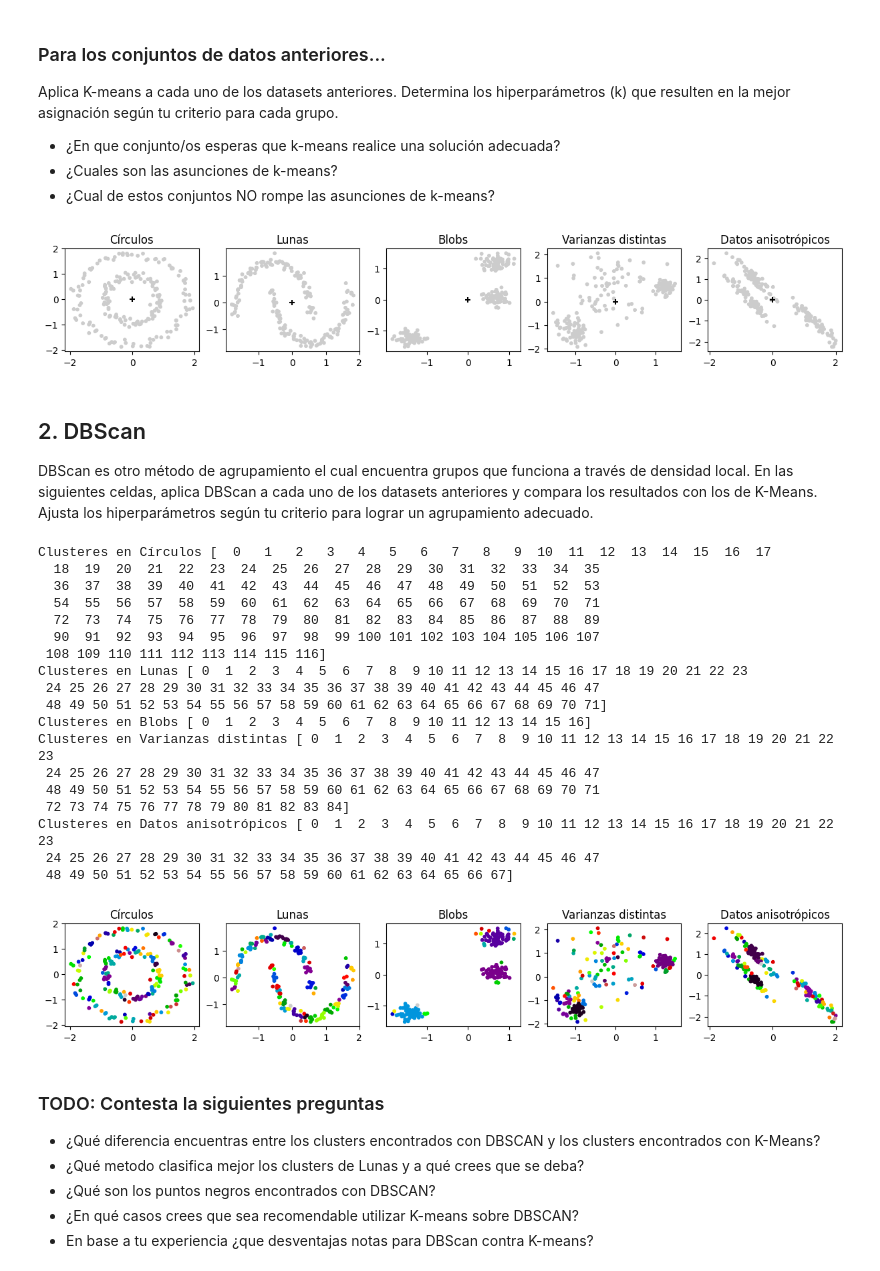
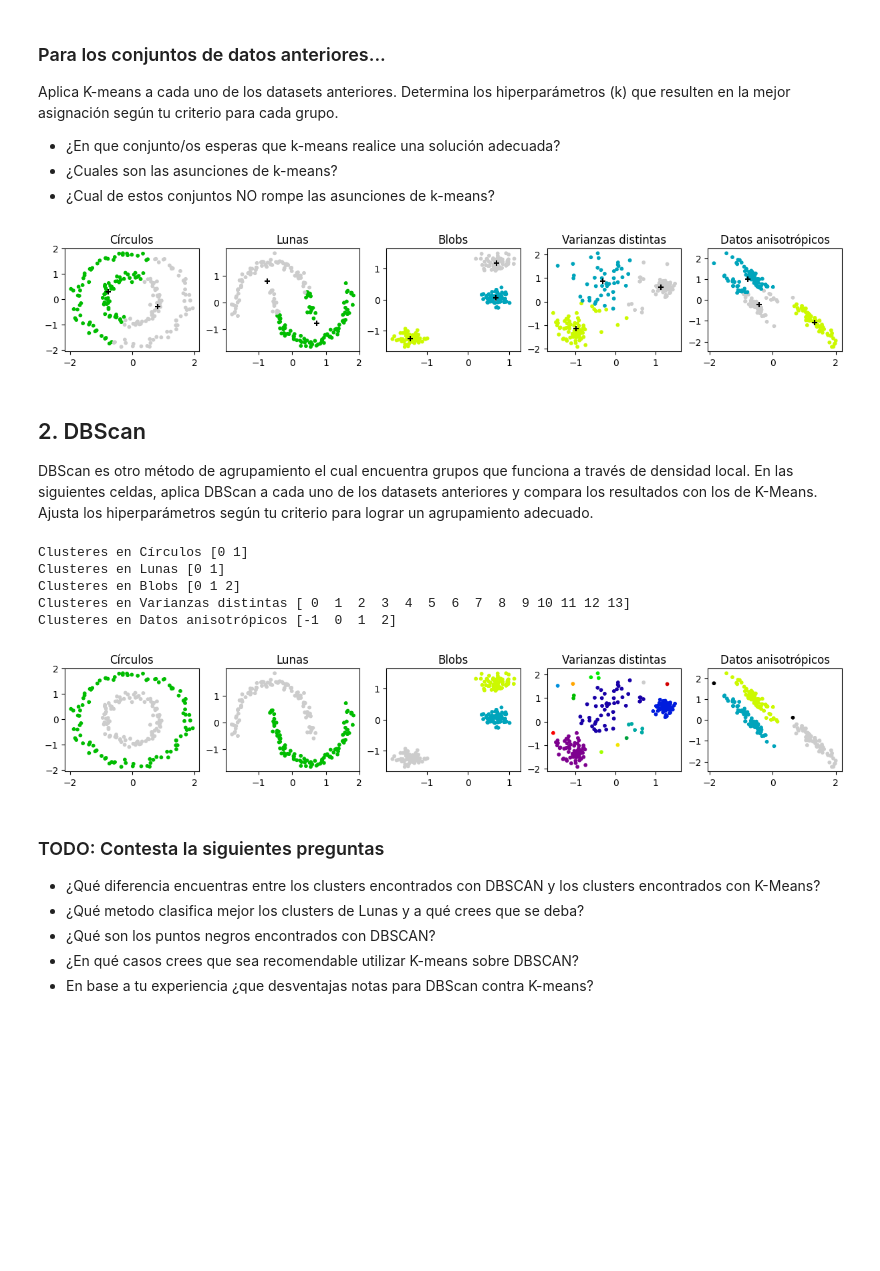
Before and after one commit to JessicaBorja/ml25, a Jupyter notebook: src/ml25/E05_unsupervised/clustering.ipynb, the cells around one changed output. Saved outputs shown, nothing was run; the diff lists cells and outputs as text; code cells hidden in the pictures; blank space fills up the shorter version.

```diff
--- a/src/ml25/E05_unsupervised/clustering.ipynb
+++ b/src/ml25/E05_unsupervised/clustering.ipynb
@@ -150,11 +150,11 @@ n_cols = len(datasets)
 fig, axs = plt.subplots(n_rows, n_cols, figsize=(3*n_cols, 2))
 axs = axs.flatten()
 # TODO: Modifica la cantidad de clusters para cada dataset hasta que encuentres un resultado que te satisfaga
-n_clusters = {"Círculos": 1,
-              "Lunas": 1,
-              "Blobs": 1,
-              "Varianzas distintas": 1,
-              "Anisotrópicos": 1}
+n_clusters = {"Círculos": 2,
+              "Lunas": 2,
+              "Blobs": 3,
+              "Varianzas distintas": 3,
+              "Anisotrópicos": 3}
 for (name, data), n, ax in zip(datasets.items(), n_clusters.values(), axs):
     X, _ = data
     X = StandardScaler().fit_transform(X)
@@ -168,7 +168,7 @@ for (name, data), n, ax in zip(datasets.items(), n_clusters.values(), axs):
     ax.scatter(X[:, 0], X[:, 1], s=10, c=kmeans.labels_, vmin=-1)
     ax.scatter(centers[:, 0], centers[:, 1], marker="+", s=30, c='k')
 # %% [output]
-[figure, old version]
+[figure, new version]
 # %% [markdown]
 ## 2. DBScan
 DBScan es otro método de agrupamiento el cual encuentra grupos que funciona a través de densidad local.
@@ -176,47 +176,34 @@ En las siguientes celdas, aplica DBScan a cada uno de los datasets anteriores y
 # %%
 n_rows = 1
 n_cols = len(datasets)
 fig, axs = plt.subplots(n_rows, n_cols, figsize=(3*n_cols, 2))
 axs = axs.flatten()
 # TODO: Modifica los hiper parámetros de dbscan hasta encontrar un resultado que te satisfaga
-params = {"Círculos": {"eps": 0.1, "min_samples": 1},
-          "Lunas": {"eps": 0.1, "min_samples": 1},
-          "Blobs": {"eps": 0.1, "min_samples": 1},
-          "Varianzas distintas": {"eps": 0.1, "min_samples": 1},
-          "Datos anisotrópicos": {"eps": 0.1, "min_samples": 1}}
+params = {"Círculos": {"eps": .5, "min_samples": 1},
+          "Lunas": {"eps": 0.5, "min_samples": 1},
+          "Blobs": {"eps": 0.33, "min_samples": 1},
+          "Varianzas distintas": {"eps": 0.33, "min_samples": 1},
+          "Datos anisotrópicos": {"eps": 0.33, "min_samples": 3}}
 for ((name, data), ax) in zip(datasets.items(), axs):
     X, _ = data
     X = StandardScaler().fit_transform(X)
     ax.set_title(name)
     eps = params[name]['eps']
     min_samples = params[name]['min_samples']
     # TODO: Aplica DBSCAN para encontrar los clusters
     # Después modifica los hiperparámetros en n_clusters según consideres apropiado para cada dataset
     # ====== Start of solution =====
     grupos = DBSCAN(eps=eps, min_samples=min_samples).fit_predict(X)
     # ====== End of solution =====
     print(f"Clusteres en {name}", np.unique(grupos))
     ax.scatter(X[:, 0], X[:, 1], s=10, c=grupos, vmin=-1)
 # %% [output]
-Clusteres en Círculos [  0   1   2   3   4   5   6   7   8   9  10  11  12  13  14  15  16  17
-  18  19  20  21  22  23  24  25  26  27  28  29  30  31  32  33  34  35
-  36  37  38  39  40  41  42  43  44  45  46  47  48  49  50  51  52  53
-  54  55  56  57  58  59  60  61  62  63  64  65  66  67  68  69  70  71
-  72  73  74  75  76  77  78  79  80  81  82  83  84  85  86  87  88  89
-  90  91  92  93  94  95  96  97  98  99 100 101 102 103 104 105 106 107
- 108 109 110 111 112 113 114 115 116]
-Clusteres en Lunas [ 0  1  2  3  4  5  6  7  8  9 10 11 12 13 14 15 16 17 18 19 20 21 22 23
- 24 25 26 27 28 29 30 31 32 33 34 35 36 37 38 39 40 41 42 43 44 45 46 47
- 48 49 50 51 52 53 54 55 56 57 58 59 60 61 62 63 64 65 66 67 68 69 70 71]
-Clusteres en Blobs [ 0  1  2  3  4  5  6  7  8  9 10 11 12 13 14 15 16]
-Clusteres en Varianzas distintas [ 0  1  2  3  4  5  6  7  8  9 10 11 12 13 14 15 16 17 18 19 20 21 22 23
- 24 25 26 27 28 29 30 31 32 33 34 35 36 37 38 39 40 41 42 43 44 45 46 47
- 48 49 50 51 52 53 54 55 56 57 58 59 60 61 62 63 64 65 66 67 68 69 70 71
- 72 73 74 75 76 77 78 79 80 81 82 83 84]
-Clusteres en Datos anisotrópicos [ 0  1  2  3  4  5  6  7  8  9 10 11 12 13 14 15 16 17 18 19 20 21 22 23
- 24 25 26 27 28 29 30 31 32 33 34 35 36 37 38 39 40 41 42 43 44 45 46 47
- 48 49 50 51 52 53 54 55 56 57 58 59 60 61 62 63 64 65 66 67]
+Clusteres en Círculos [0 1]
+Clusteres en Lunas [0 1]
+Clusteres en Blobs [0 1 2]
+Clusteres en Varianzas distintas [ 0  1  2  3  4  5  6  7  8  9 10 11 12 13]
+Clusteres en Datos anisotrópicos [-1  0  1  2]
-[figure, old version]
+[figure, new version]
 # %% [markdown]
 ### TODO: Contesta la siguientes preguntas
 - ¿Qué diferencia encuentras entre los clusters encontrados con DBSCAN y los clusters encontrados con K-Means?
```
